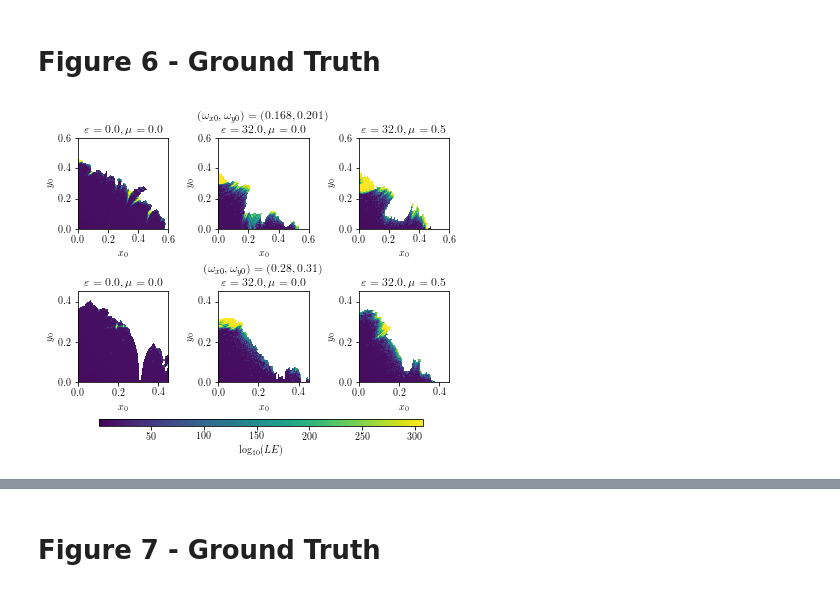
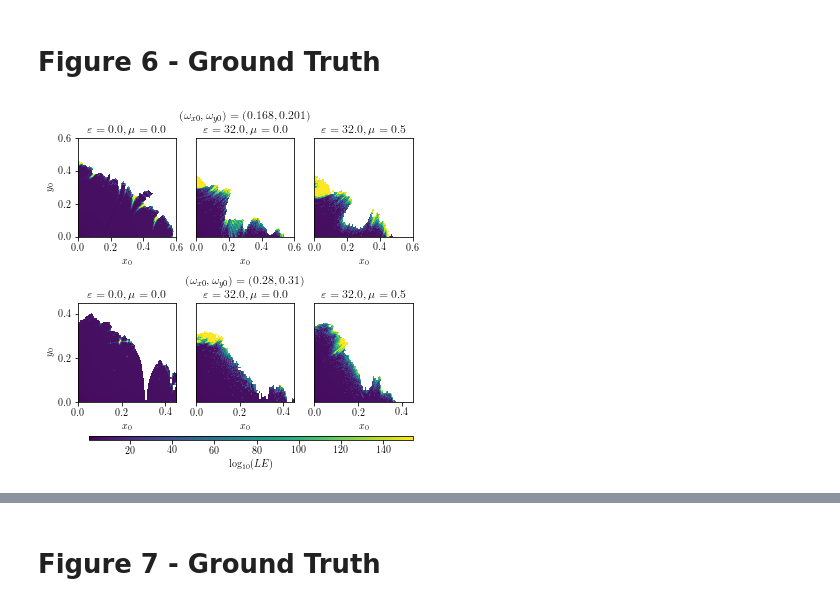
Before and after one commit to carlidel/tangent_map, a Jupyter notebook: 220914_focused_analysis/PLOTS_FOR_PAPER.ipynb, the cells around one changed output, grey strips where cells are left out. Saved outputs shown, nothing was run; the diff lists cells and outputs as text; code cells hidden in the pictures.

```diff
--- a/220914_focused_analysis/PLOTS_FOR_PAPER.ipynb
+++ b/220914_focused_analysis/PLOTS_FOR_PAPER.ipynb
@@ -726,7 +1298,7 @@ ground_truth_data[mask & (np.isnan(ground_truth_data))] = np.nanmax(ground_truth
 ground_truth_data[~mask] = np.nan
 ground_truth_data = np.log10(ground_truth_data)
 
-axs[1, 0].imshow((ground_truth_data).reshape(samples, samples), origin="lower", extent=EXTENT, cmap="viridis")
+axs[1, 0].imshow((ground_truth_data/2).reshape(samples, samples), origin="lower", extent=EXTENT, cmap="viridis")
 axs[1, 0].set_title(" \n$\\varepsilon = 0.0, \\mu = 0.0$")
 axs[1, 0].set_xlabel("$x_0$")
 axs[1, 0].set_ylabel("$y_0$")
@@ -790,7 +1362,7 @@ ground_truth_data[mask & (np.isnan(ground_truth_data))] = np.nanmax(ground_truth
 ground_truth_data[~mask] = np.nan
 ground_truth_data = np.log10(ground_truth_data)
 
-axs[0, 0].imshow((ground_truth_data).reshape(samples, samples), origin="lower", extent=EXTENT, cmap="viridis")
+axs[0, 0].imshow((ground_truth_data/2).reshape(samples, samples), origin="lower", extent=EXTENT, cmap="viridis")
 axs[0, 0].set_title(" \n$\\varepsilon = 0.0, \\mu = 0.0$")
 axs[0, 0].set_xlabel("$x_0$")
 axs[0, 0].set_ylabel("$y_0$")
@@ -810,42 +1382,63 @@ ground_truth_data[mask & (np.isnan(ground_truth_data))] = np.nanmax(ground_truth
 ground_truth_data[~mask] = np.nan
 ground_truth_data = np.log10(ground_truth_data)
 
-axs[0, 1].imshow((ground_truth_data).reshape(samples, samples), origin="lower", extent=EXTENT, cmap="viridis")
+axs[0, 1].imshow((ground_truth_data/2).reshape(samples, samples), origin="lower", extent=EXTENT, cmap="viridis")
 axs[0, 1].set_title("$(\\omega_{{x0}}, \\omega_{{y0}})=(0.168, 0.201)$\n$\\varepsilon = 32.0, \\mu = 0.0$")
 axs[0, 1].set_xlabel("$x_0$")
 axs[0, 1].set_ylabel("$y_0$")
 
 epsilon = EPSILONS[1]
 mu = MUS[2]
 
 f_stab = h5py.File(os.path.join(OUTDIR, tune + epsilon + mu + "analysis_type_stability_stability.h5"), "r")
 f_lyap = h5py.File(os.path.join(OUTDIR, tune + epsilon + mu + "analysis_type_tangent_map_tangent_stuff.h5"), "r")
 
 data = f_stab["stability"][:]
 mask = np.log10(data) == 8
 
 ground_truth_data = f_lyap['100000000/lyapunov_error'][:]
 ground_truth_data[np.isinf(ground_truth_data)] = np.nanmax(ground_truth_data[~np.isinf(ground_truth_data)])
 ground_truth_data[mask & (np.isnan(ground_truth_data))] = np.nanmax(ground_truth_data[~np.isinf(ground_truth_data)])
 ground_truth_data[~mask] = np.nan
 ground_truth_data = np.log10(ground_truth_data)
 
-mappable = axs[0, 2].imshow((ground_truth_data).reshape(samples, samples), origin="lower", extent=EXTENT, cmap="viridis")
+mappable = axs[0, 2].imshow((ground_truth_data/2).reshape(samples, samples), origin="lower", extent=EXTENT, cmap="viridis")
 axs[0, 2].set_title(" \n$\\varepsilon = 32.0, \\mu = 0.5$")
 axs[0, 2].set_xlabel("$x_0$")
 axs[0, 2].set_ylabel("$y_0$")
 
+
+# remove y axis label and ticks
+axs[1, 1].set_yticklabels([])
+axs[1, 1].set_yticks([])
+axs[1, 1].set_ylabel("")
+
+# remove y axis label and ticks
+axs[1, 2].set_yticklabels([])
+axs[1, 2].set_yticks([])
+axs[1, 2].set_ylabel("")
+
+# remove y axis label and ticks
+axs[0, 1].set_yticklabels([])
+axs[0, 1].set_yticks([])
+axs[0, 1].set_ylabel("")
+
+# remove y axis label and ticks
+axs[0, 2].set_yticklabels([])
+axs[0, 2].set_yticks([])
+axs[0, 2].set_ylabel("")
+
 # pre-adapt the figure to the colorbar
-plt.tight_layout()
+#plt.tight_layout()
 
 # make rows closer together
-plt.subplots_adjust(hspace=0.001)
+plt.subplots_adjust(hspace=0.55)
 
 # create common colorbar at the bottom
-cbar_ax = fig.add_axes([0.15, 0.04, 0.75, 0.02])
+cbar_ax = fig.add_axes([0.15, 0.03, 0.75, 0.01])
 fig.colorbar(mappable, cax=cbar_ax, orientation="horizontal", label="$\\log_{{10}}(LE)$")
 
 # save figure
 plt.savefig(os.path.join(FIGDIR, f"gt_example_colormap.{FORMAT}"), bbox_inches="tight", dpi=DPI)
 # %% [output]
-[figure, old version]
+[figure, new version]
```
Also changed, not shown: parts of 59 cells of this notebook.
